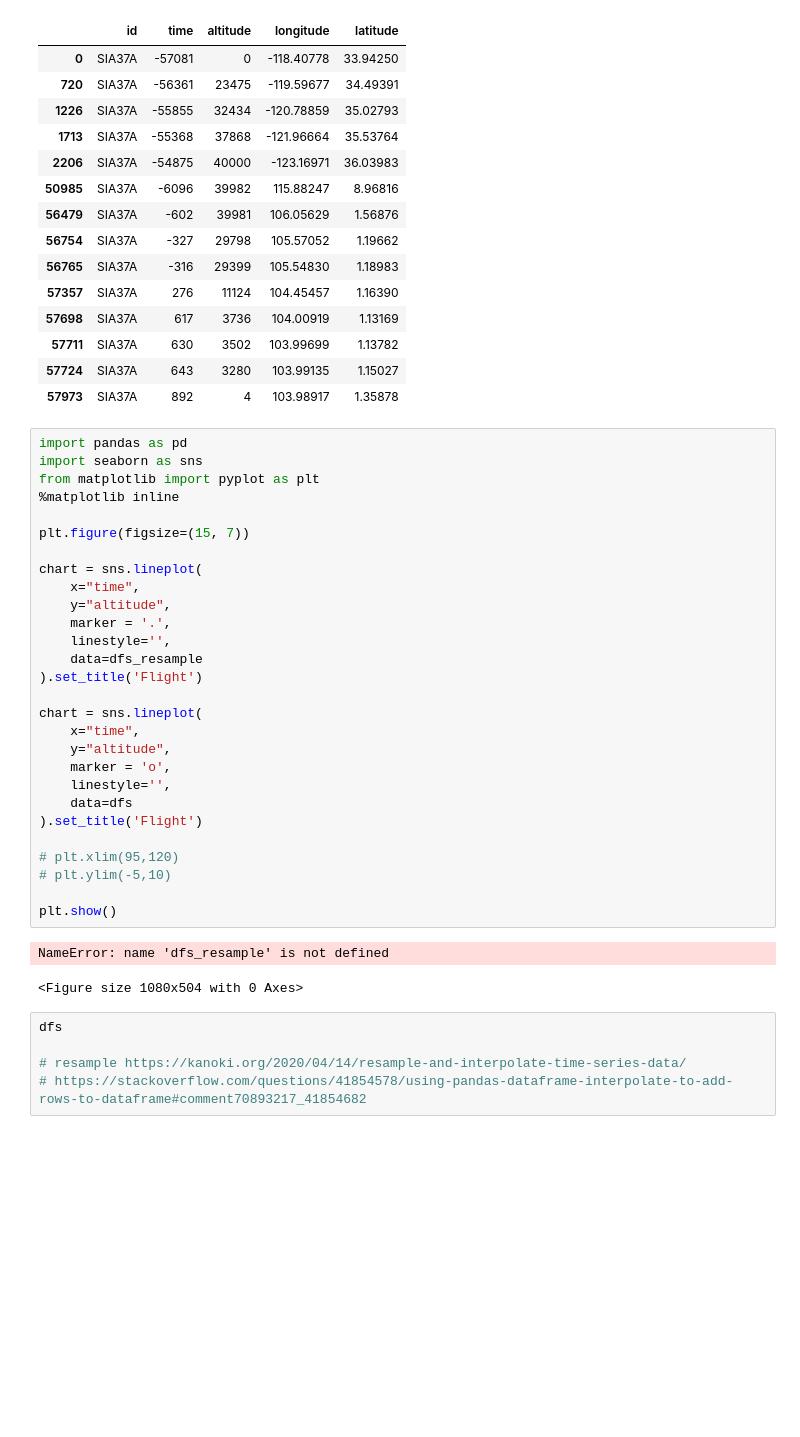
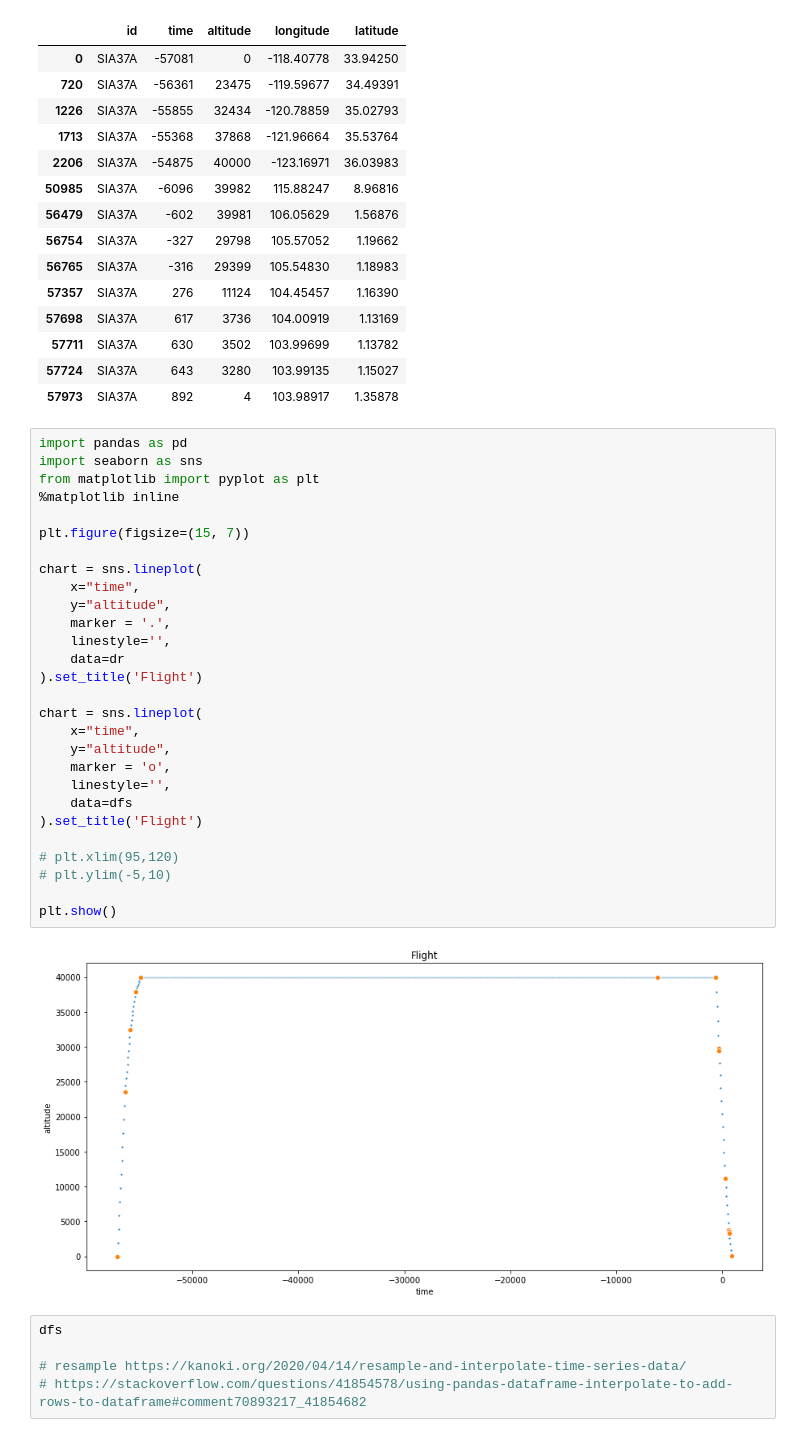
Before and after one commit to michaschultz/mobileSector, a Jupyter notebook: msdata/prepareFIR.ipynb, the cells around one changed output. Cells and saved outputs as stored; diff of their text form; blank space fills up the shorter version.

```diff
--- a/msdata/prepareFIR.ipynb
+++ b/msdata/prepareFIR.ipynb
@@ -169,34 +169,33 @@ dfs
 # %%
 import pandas as pd
 import seaborn as sns
 from matplotlib import pyplot as plt
 %matplotlib inline
 
 plt.figure(figsize=(15, 7))
 
 chart = sns.lineplot(
     x="time",
     y="altitude",
     marker = '.',
     linestyle='',
-    data=dfs_resample
+    data=dr
 ).set_title('Flight')
 
 chart = sns.lineplot(
     x="time",
     y="altitude",
     marker = 'o',
     linestyle='',
     data=dfs
 ).set_title('Flight')
 
 # plt.xlim(95,120)
 # plt.ylim(-5,10)
 
 plt.show()
 # %% [output]
-NameError: name 'dfs_resample' is not defined
-<Figure size 1080x504 with 0 Axes>
+[figure, added]
 # %%
 dfs
 
```
Also changed, not shown: parts of 2 cells of this notebook.
